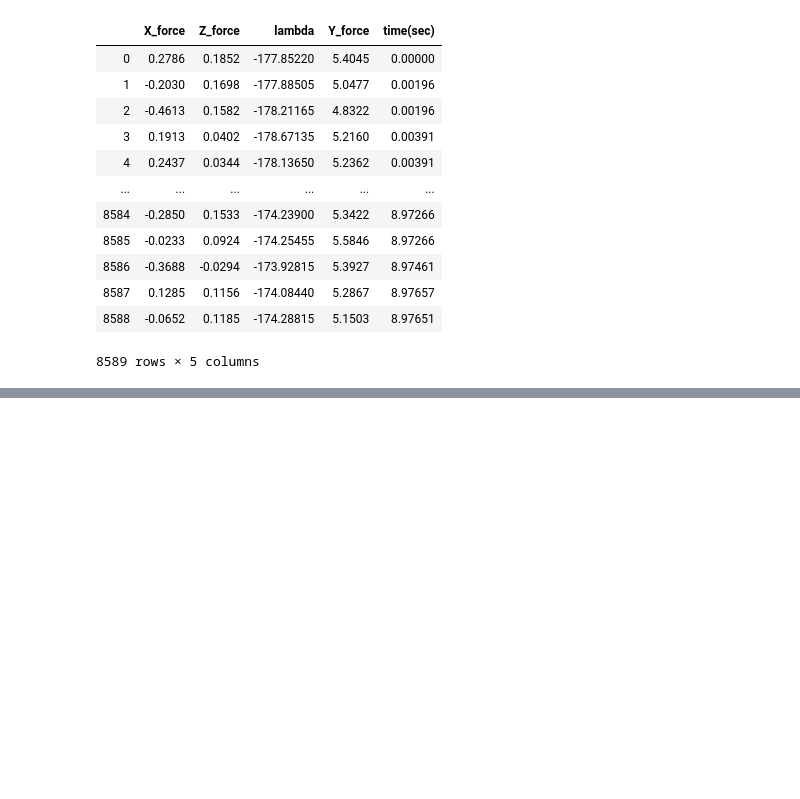
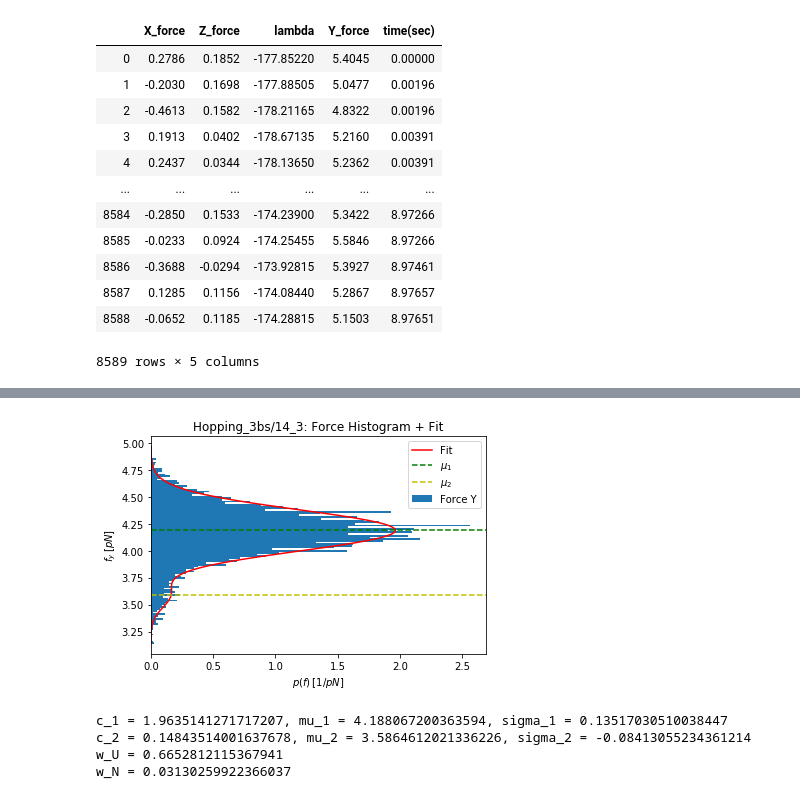
Before and after one commit to RiccardoTancredi/TesiTriennale, a Jupyter notebook: hopping.ipynb, the cells around one changed output, grey strips where cells are left out. Saved outputs shown, nothing was run; the diff lists cells and outputs as text; code cells hidden in the pictures; blank space fills up the shorter version.

```diff
--- a/hopping.ipynb
+++ b/hopping.ipynb
@@ -102,0 +119,10 @@ data_frame
+# %%
+prova = [2.5, 4.2, 0.5, 0.2, 3.6, 0.2]
+fitting_par = grafici.fit(guess=prova)
+# (c1, mu1, sigma1, c2, mu2, sigma2)
+# %% [output]
+[figure, added]
+c_1 = 1.9635141271717207, mu_1 = 4.188067200363594, sigma_1 = 0.13517030510038447
+c_2 = 0.14843514001637678, mu_2 = 3.5864612021336226, sigma_2 = -0.08413055234361214
+w_U = 0.6652812115367941
+w_N = 0.03130259922366037
```
Also changed, not shown: parts of 15 cells of this notebook, 2 other files.
